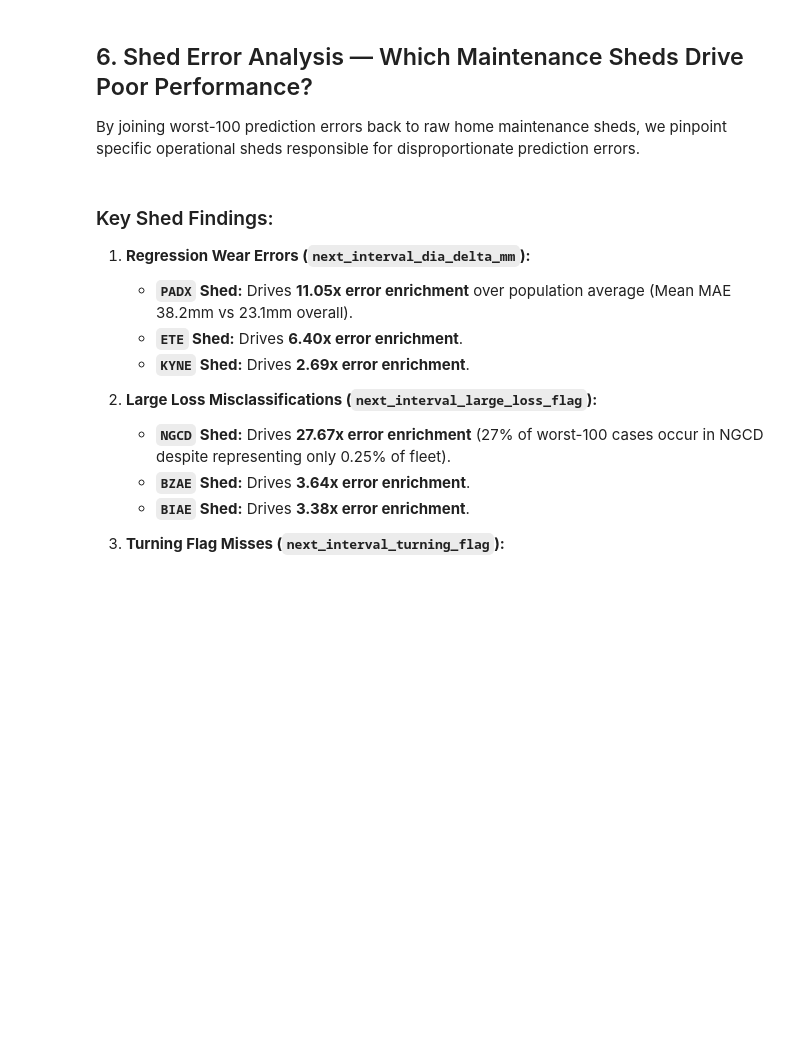
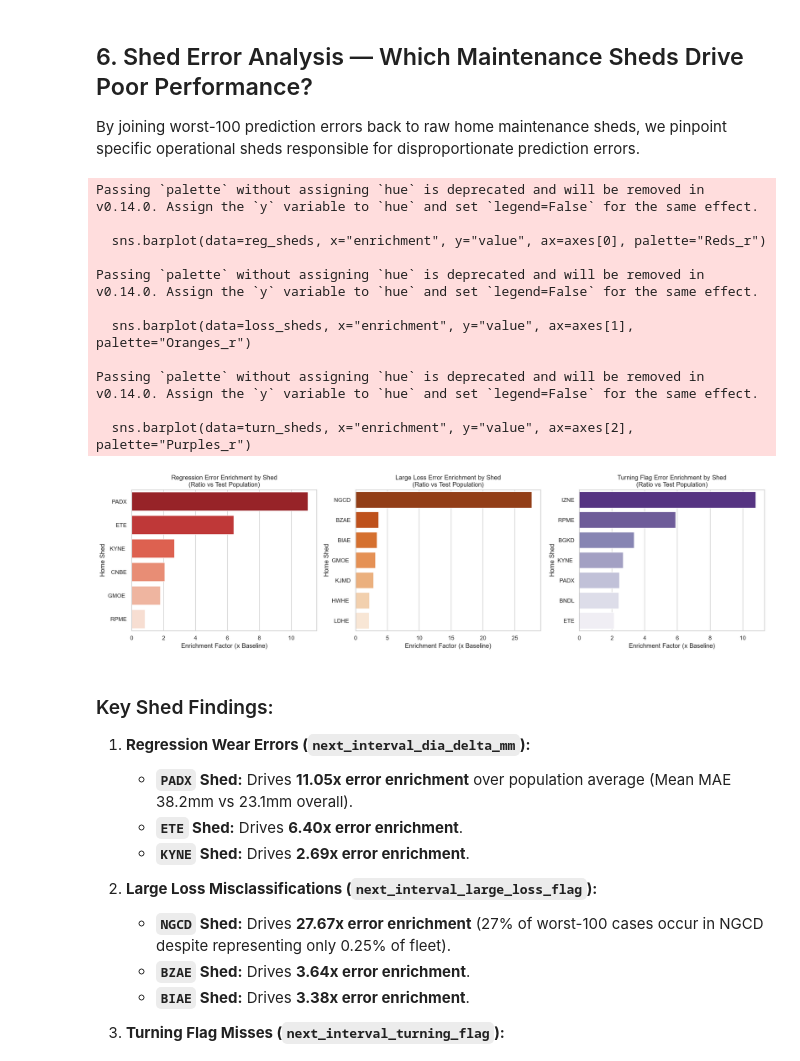
Before and after one commit to Ayush-mishra-0-0/wheel-cris, a Jupyter notebook: notebooks/model_dataset_eda_v1.ipynb, the cells around one changed output. Cells and saved outputs as stored; diff of their text form; code cells hidden in the pictures; blank space fills up the shorter version.

```diff
--- a/notebooks/model_dataset_eda_v1.ipynb
+++ b/notebooks/model_dataset_eda_v1.ipynb
@@ -217,37 +274,47 @@ By joining worst-100 prediction errors back to raw home maintenance sheds, we pi
 # %%
 # Load error analysis stratification CSVs
 strat_reg = pd.read_csv(ERROR_DIR / "strat_regression_next_interval_dia_delta_mm.csv")
 strat_loss = pd.read_csv(ERROR_DIR / "strat_binary_next_interval_large_loss_flag.csv")
 strat_turn = pd.read_csv(ERROR_DIR / "strat_binary_next_interval_turning_flag.csv")
 
 fig, axes = plt.subplots(1, 3, figsize=(18, 5))
 
 # 1. Regression Worst Sheds
 reg_sheds = strat_reg[strat_reg["feature"] == "home_shed"].sort_values("enrichment", ascending=False).head(7)
 sns.barplot(data=reg_sheds, x="enrichment", y="value", ax=axes[0], palette="Reds_r")
-axes[0].set_title("Regression Error Enrichment by Shed
-(Ratio vs Test Population)")
+axes[0].set_title("Regression Error Enrichment by Shed\n(Ratio vs Test Population)")
 axes[0].set_xlabel("Enrichment Factor (x Baseline)")
 axes[0].set_ylabel("Home Shed")
 
 # 2. Large Loss Worst Sheds
 loss_sheds = strat_loss[strat_loss["feature"] == "home_shed"].sort_values("enrichment", ascending=False).head(7)
 sns.barplot(data=loss_sheds, x="enrichment", y="value", ax=axes[1], palette="Oranges_r")
-axes[1].set_title("Large Loss Error Enrichment by Shed
-(Ratio vs Test Population)")
+axes[1].set_title("Large Loss Error Enrichment by Shed\n(Ratio vs Test Population)")
 axes[1].set_xlabel("Enrichment Factor (x Baseline)")
 axes[1].set_ylabel("Home Shed")
 
 # 3. Turning Flag Worst Sheds
 turn_sheds = strat_turn[strat_turn["feature"] == "home_shed"].sort_values("enrichment", ascending=False).head(7)
 sns.barplot(data=turn_sheds, x="enrichment", y="value", ax=axes[2], palette="Purples_r")
-axes[2].set_title("Turning Flag Error Enrichment by Shed
-(Ratio vs Test Population)")
+axes[2].set_title("Turning Flag Error Enrichment by Shed\n(Ratio vs Test Population)")
 axes[2].set_xlabel("Enrichment Factor (x Baseline)")
 axes[2].set_ylabel("Home Shed")
 
 plt.tight_layout()
 plt.show()
+# %% [output]
+Passing `palette` without assigning `hue` is deprecated and will be removed in v0.14.0. Assign the `y` variable to `hue` and set `legend=False` for the same effect.
+
+  sns.barplot(data=reg_sheds, x="enrichment", y="value", ax=axes[0], palette="Reds_r")
+
+Passing `palette` without assigning `hue` is deprecated and will be removed in v0.14.0. Assign the `y` variable to `hue` and set `legend=False` for the same effect.
+
+  sns.barplot(data=loss_sheds, x="enrichment", y="value", ax=axes[1], palette="Oranges_r")
+
+Passing `palette` without assigning `hue` is deprecated and will be removed in v0.14.0. Assign the `y` variable to `hue` and set `legend=False` for the same effect.
+
+  sns.barplot(data=turn_sheds, x="enrichment", y="value", ax=axes[2], palette="Purples_r")
+[figure, added]
 # %% [markdown]
 ### Key Shed Findings:
 1. **Regression Wear Errors (`next_interval_dia_delta_mm`):**
```
Also changed, not shown: parts of 8 cells of this notebook, 1 other file.
